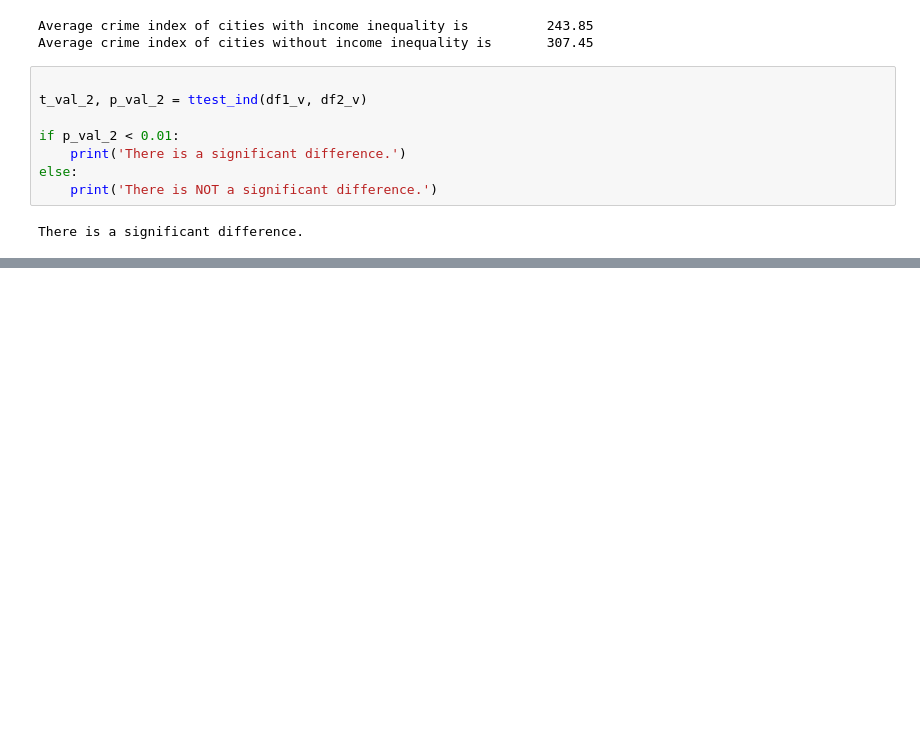
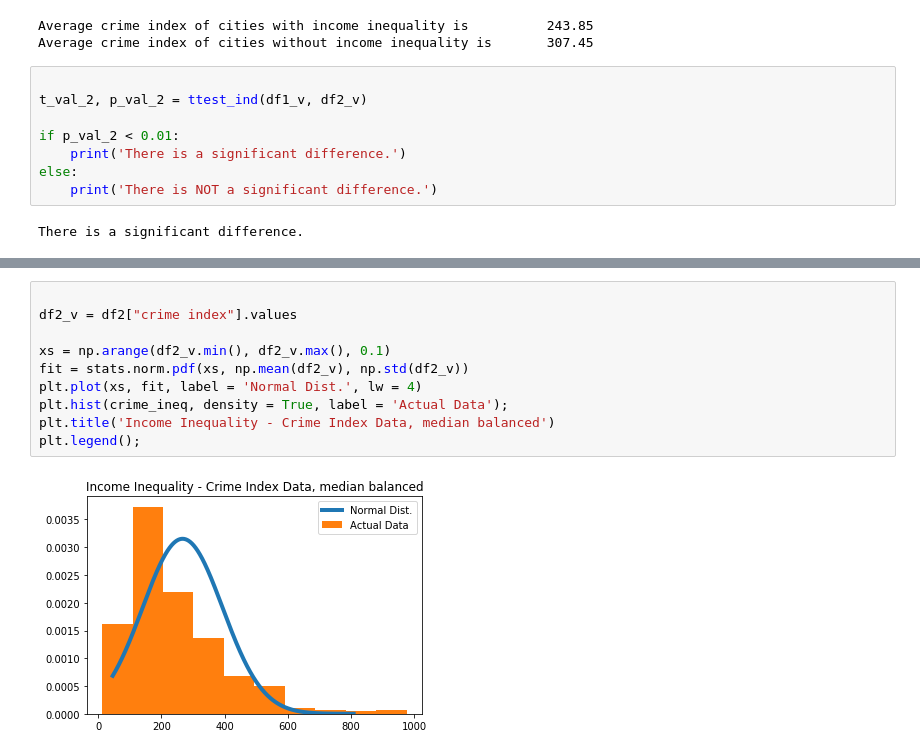
Before and after one commit to ewinterstorm/cogs108_finalproject, a Jupyter notebook: Analysis.ipynb, the cells around one changed output, grey strips where cells are left out. Cells and saved outputs as stored; diff of their text form; blank space fills up the shorter version.

```diff
--- a/Analysis.ipynb
+++ b/Analysis.ipynb
@@ -522,0 +632,12 @@ There is a significant difference.
+# %%
+
+df2_v = df2["crime index"].values
+
+xs = np.arange(df2_v.min(), df2_v.max(), 0.1)
+fit = stats.norm.pdf(xs, np.mean(df2_v), np.std(df2_v))
+plt.plot(xs, fit, label = 'Normal Dist.', lw = 4)
+plt.hist(crime_ineq, density = True, label = 'Actual Data');
+plt.title('Income Inequality - Crime Index Data, median balanced')
+plt.legend();
+# %% [output]
+[figure, added]
```
Also changed, not shown: parts of 7 cells of this notebook.
